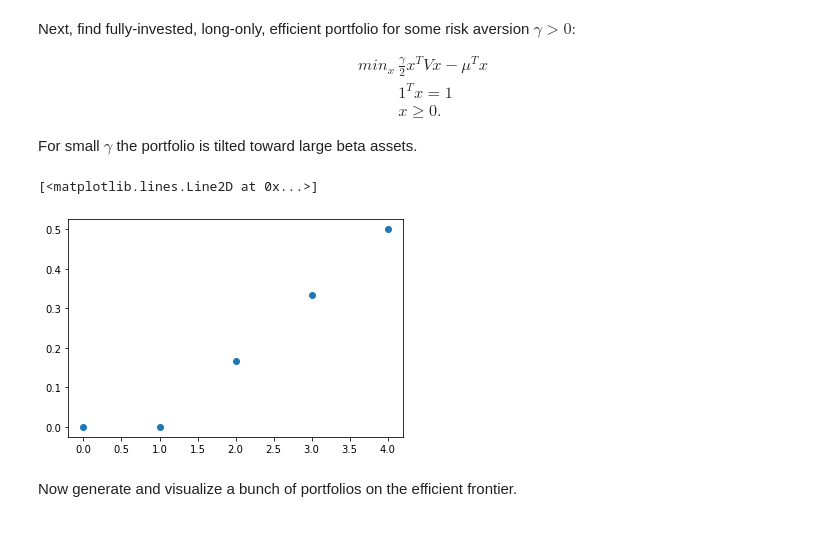
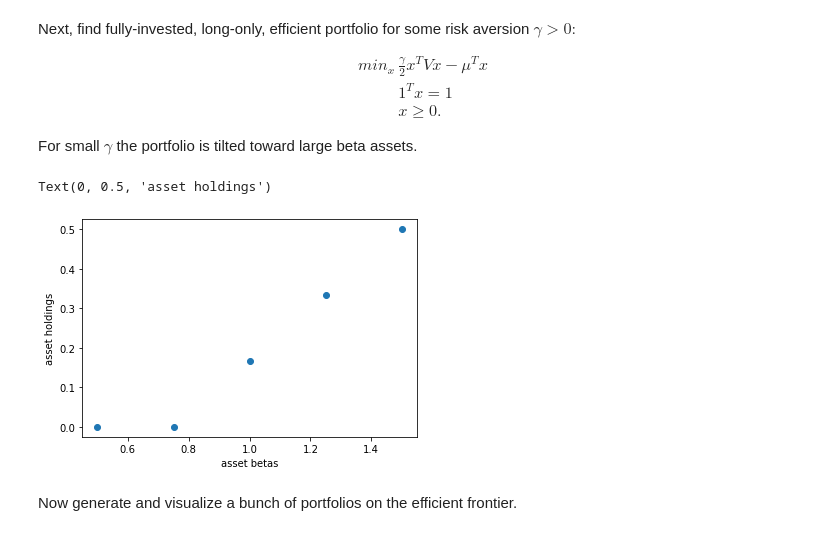
Before and after one commit to javi-pena/birdseyeview, a Jupyter notebook: birdseyeview.ipynb, the cells around one changed output. Cells and saved outputs as stored; diff of their text form; code cells hidden in the pictures.

```diff
--- a/birdseyeview.ipynb
+++ b/birdseyeview.ipynb
@@ -404,14 +408,17 @@ For small $\gamma$ the portfolio is tilted toward large beta assets.
 # %%
 x = cp.Variable(n)
 gamma = 0.05
 objective = cp.Minimize(0.5*gamma*cp.quad_form(x,V)-mu.T@x)
 constraints = [cp.sum(x)==1, x>=0]
 prob = cp.Problem(objective,constraints)
 prob.solve(solver=cp.GUROBI)
-plt.plot(x.value,'o')
+fig, ax = plt.subplots()
+ax.plot(beta,x.value,'o')
+ax.set_xlabel("asset betas")
+ax.set_ylabel("asset holdings")
 # %% [output]
-[<matplotlib.lines.Line2D at 0x...>]
+Text(0, 0.5, 'asset holdings')
-[figure, old version]
+[figure, new version]
 # %% [markdown]
 Now generate and visualize a bunch of portfolios on the efficient frontier.
 # %%
```
Also changed, not shown: parts of 22 cells of this notebook.
